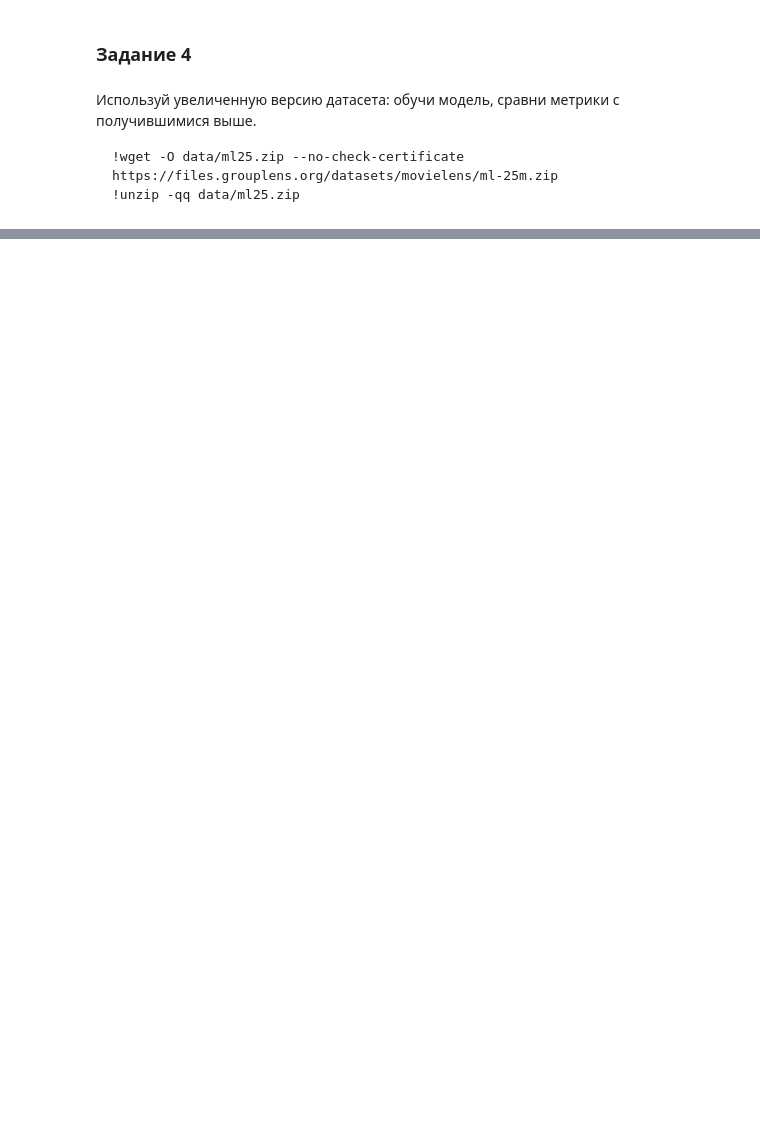
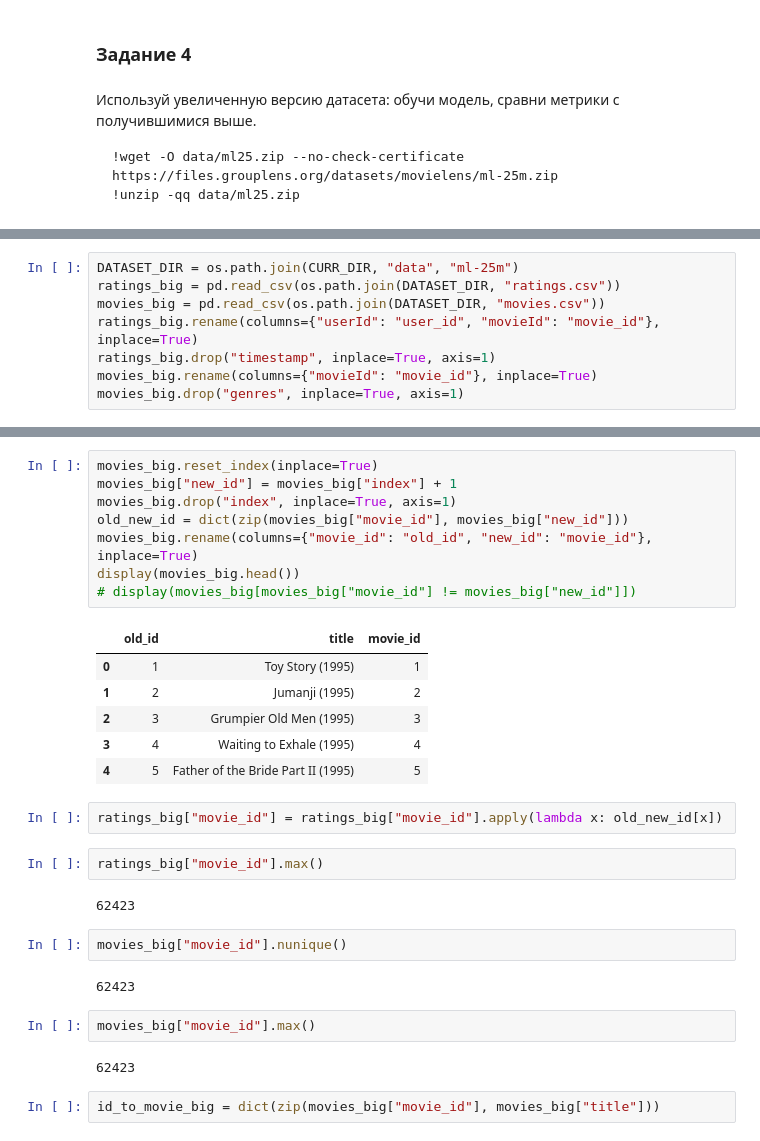
Before and after one commit to DmitriiPrikhodko/ds-phase-2-cont-git, a Jupyter notebook: week4/day2/11-02-demo-task.ipynb, the cells around one changed output, grey strips where cells are left out. Cells and saved outputs as stored; diff of their text form; blank space fills up the shorter version.

```diff
--- a/week4/day2/11-02-demo-task.ipynb
+++ b/week4/day2/11-02-demo-task.ipynb
@@ -470,0 +515,8 @@ def compute_total_metrics(valid_df):
+# %%
+DATASET_DIR = os.path.join(CURR_DIR, "data", "ml-25m")
+ratings_big = pd.read_csv(os.path.join(DATASET_DIR, "ratings.csv"))
+movies_big = pd.read_csv(os.path.join(DATASET_DIR, "movies.csv"))
+ratings_big.rename(columns={"userId": "user_id", "movieId": "movie_id"}, inplace=True)
+ratings_big.drop("timestamp", inplace=True, axis=1)
+movies_big.rename(columns={"movieId": "movie_id"}, inplace=True)
+movies_big.drop("genres", inplace=True, axis=1)
@@ -470,0 +539,31 @@ def compute_total_metrics(valid_df):
+# %%
+movies_big.reset_index(inplace=True)
+movies_big["new_id"] = movies_big["index"] + 1
+movies_big.drop("index", inplace=True, axis=1)
+old_new_id = dict(zip(movies_big["movie_id"], movies_big["new_id"]))
+movies_big.rename(columns={"movie_id": "old_id", "new_id": "movie_id"}, inplace=True)
+display(movies_big.head())
+# display(movies_big[movies_big["movie_id"] != movies_big["new_id"]])
+# %% [output]
+|  | old_id | title | movie_id |
+| 0 | 1 | Toy Story (1995) | 1 |
+| 1 | 2 | Jumanji (1995) | 2 |
+| 2 | 3 | Grumpier Old Men (1995) | 3 |
+| 3 | 4 | Waiting to Exhale (1995) | 4 |
+| 4 | 5 | Father of the Bride Part II (1995) | 5 |
+# %%
+ratings_big["movie_id"] = ratings_big["movie_id"].apply(lambda x: old_new_id[x])
+# %%
+ratings_big["movie_id"].max()
+# %% [output]
+62423
+# %%
+movies_big["movie_id"].nunique()
+# %% [output]
+62423
+# %%
+movies_big["movie_id"].max()
+# %% [output]
+62423
+# %%
+id_to_movie_big = dict(zip(movies_big["movie_id"], movies_big["title"]))
```
Also changed, not shown: parts of 40 cells of this notebook, 3 other files.
